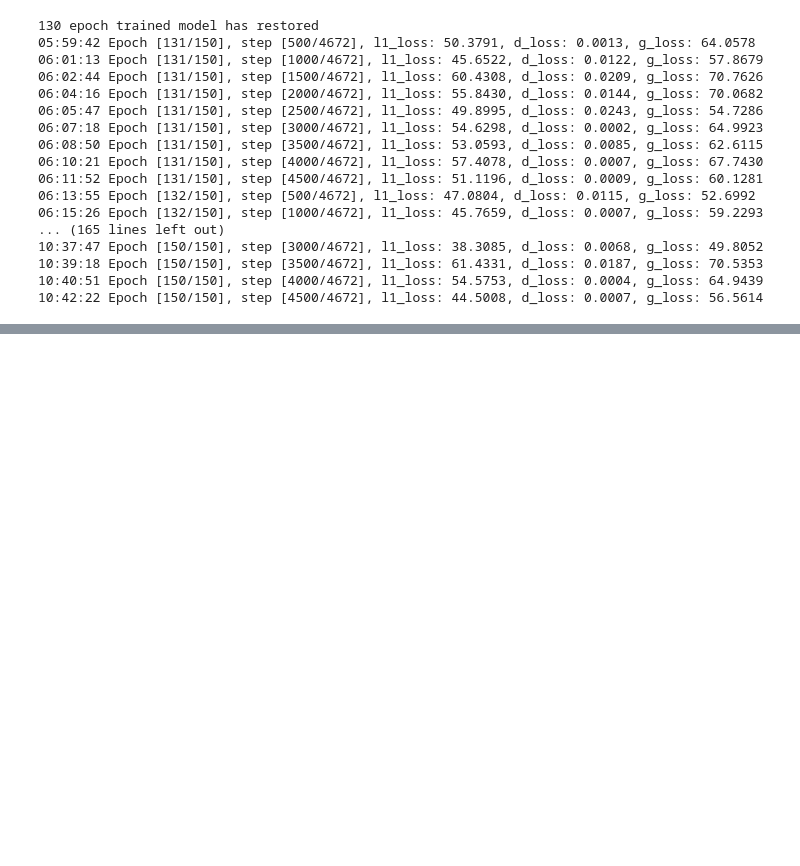
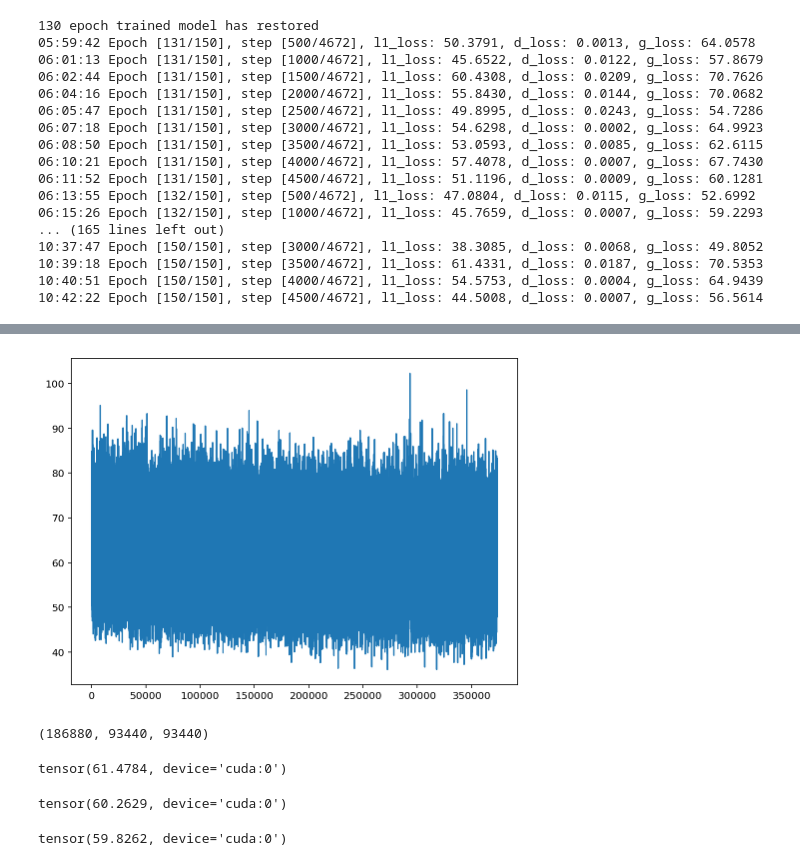
Before and after one commit to jeina7/GAN-handwriting-styler, a Jupyter notebook: 09_fine_tune_150epoch.ipynb, the cells around one changed output, grey strips where cells are left out. Saved outputs shown, nothing was run; the diff lists cells and outputs as text; code cells hidden in the pictures; blank space fills up the shorter version.

```diff
--- a/09_fine_tune_150epoch.ipynb
+++ b/09_fine_tune_150epoch.ipynb
@@ -144,0 +147,6 @@ losses = train(max_epoch=20, schedule=100, data_dir=data_dir, save_path=save_pat
+# %%
+path = './model_checkpoint'
+
+loss_110 = torch.load(os.path.join(path, '110-losses.pkl'))
+loss_130 = torch.load(os.path.join(path, '130-losses.pkl'))
+loss_150 = torch.load(os.path.join(path, '150-losses.pkl'))
@@ -144,0 +157,28 @@ losses = train(max_epoch=20, schedule=100, data_dir=data_dir, save_path=save_pat
+# %%
+l1_losses_110, const_losses_110, category_losses_110, d_losses_110, g_losses_110 = loss_110
+# %%
+l1_losses_130, const_losses_130, category_losses_130, d_losses_130, g_losses_130 = loss_130
+# %%
+l1_losses_150, const_losses_150, category_losses_150, d_losses_150, g_losses_150 = loss_150
+# %%
+plt.figure(figsize=(8, 6))
+plt.plot(g_losses_110 + g_losses_130 + g_losses_150)
+plt.show()
+# %% [output]
+[figure, added]
+# %%
+len(g_losses_110), len(g_losses_130), len(g_losses_150)
+# %% [output]
+(186880, 93440, 93440)
+# %%
+sum(g_losses_110) / len(g_losses_110)
+# %% [output]
+tensor(61.4784, device='cuda:0')
+# %%
+sum(g_losses_130) / len(g_losses_130)
+# %% [output]
+tensor(60.2629, device='cuda:0')
+# %%
+sum(g_losses_150) / len(g_losses_150)
+# %% [output]
+tensor(59.8262, device='cuda:0')
```
Also changed, not shown: parts of 3 cells of this notebook.
